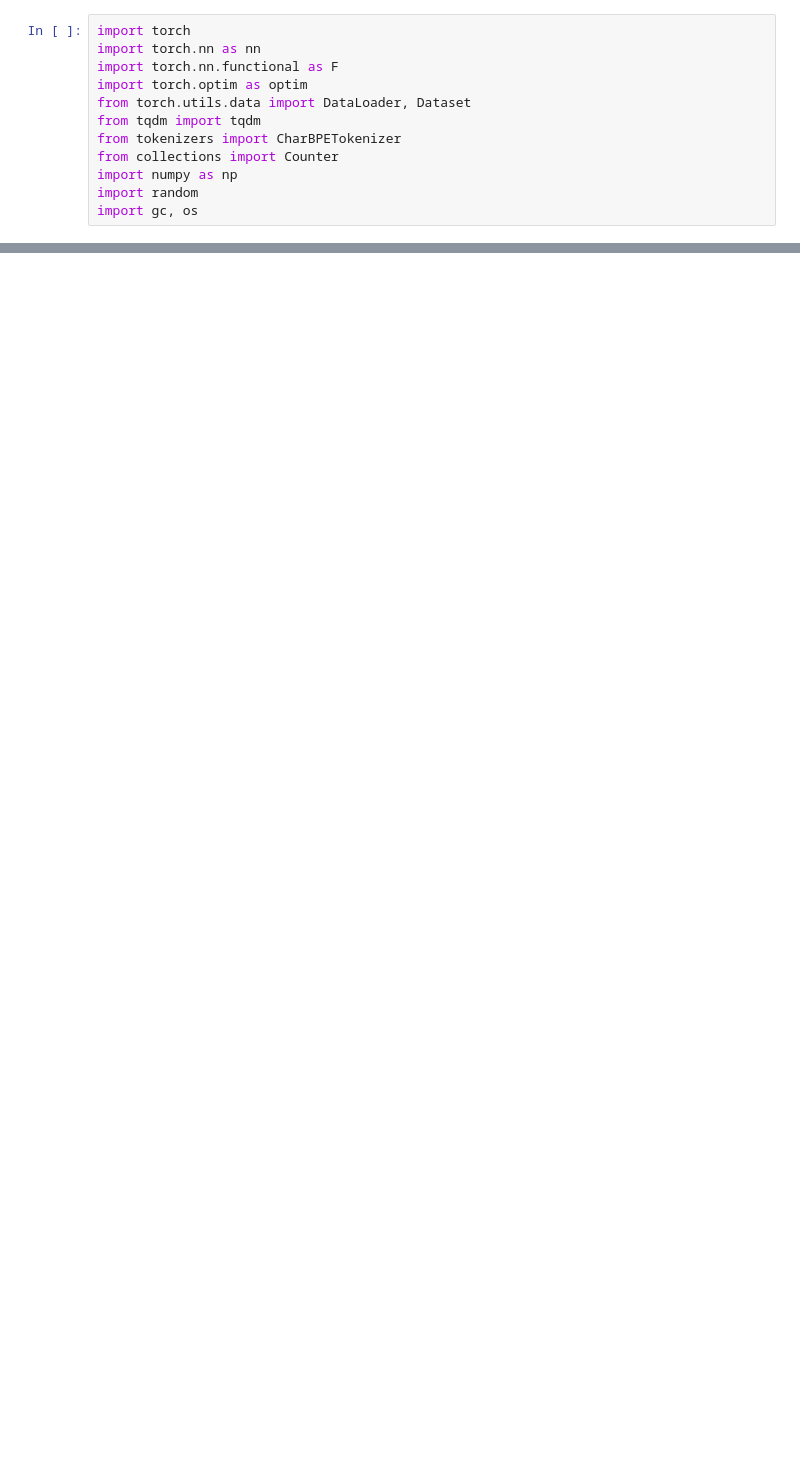
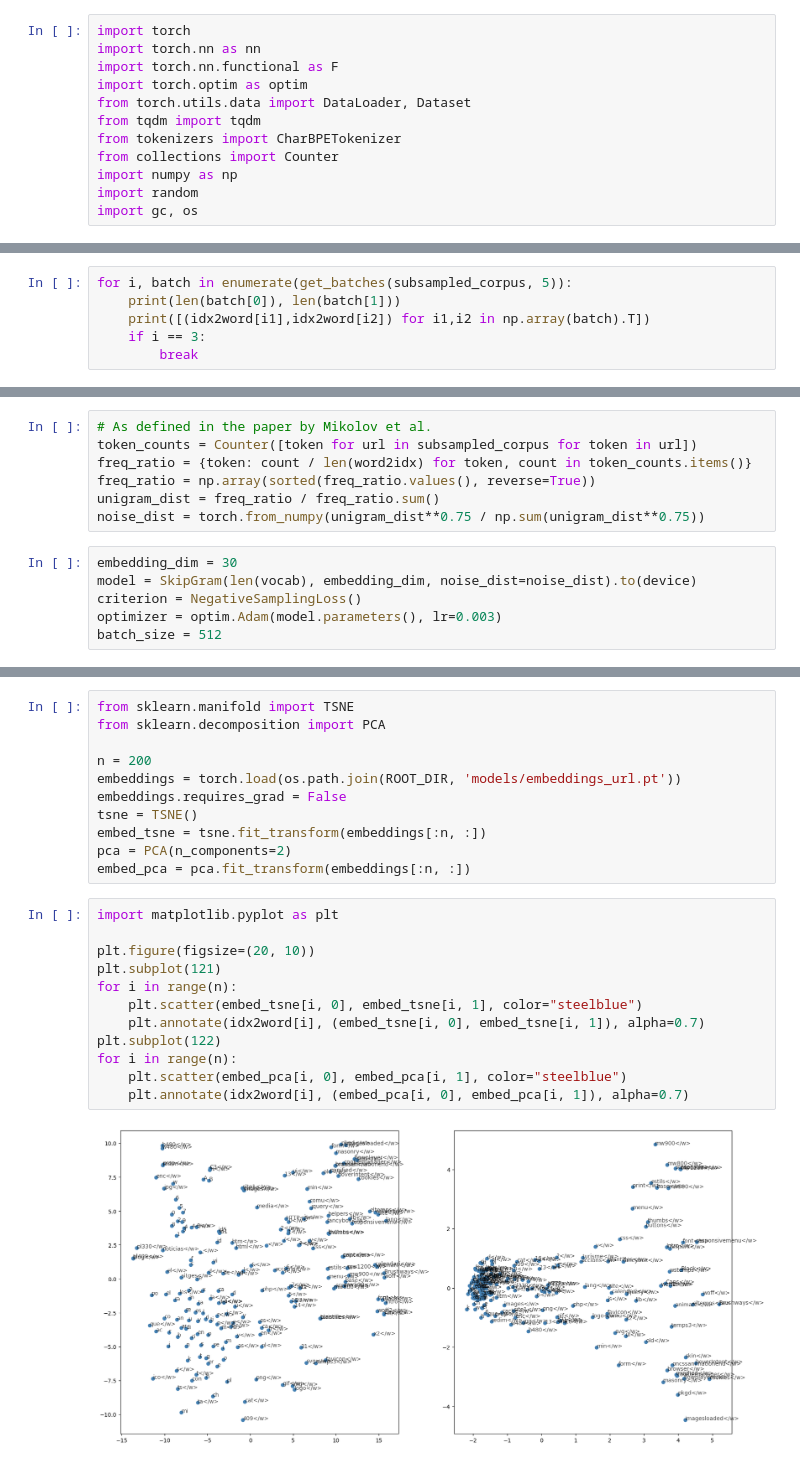
Before and after one commit to amritpal200/Synthesis-Project-1, a Jupyter notebook: src/data_analysis_2.ipynb, the cells around one changed output, grey strips where cells are left out. Saved outputs shown, nothing was run; the diff lists cells and outputs as text; blank space fills up the shorter version.

Commit message:
Create url embeddings

```diff
--- a/src/data_analysis_2.ipynb
+++ b/src/data_analysis_2.ipynb
@@ -496,0 +671,6 @@ import gc, os
+# %%
+for i, batch in enumerate(get_batches(subsampled_corpus, 5)):
+	print(len(batch[0]), len(batch[1]))
+	print([(idx2word[i1],idx2word[i2]) for i1,i2 in np.array(batch).T])
+	if i == 3:
+		break
@@ -496,0 +781,13 @@ import gc, os
+# %%
+# As defined in the paper by Mikolov et al.
+token_counts = Counter([token for url in subsampled_corpus for token in url])
+freq_ratio = {token: count / len(word2idx) for token, count in token_counts.items()}
+freq_ratio = np.array(sorted(freq_ratio.values(), reverse=True))
+unigram_dist = freq_ratio / freq_ratio.sum()
+noise_dist = torch.from_numpy(unigram_dist**0.75 / np.sum(unigram_dist**0.75))
+# %%
+embedding_dim = 30
+model = SkipGram(len(vocab), embedding_dim, noise_dist=noise_dist).to(device)
+criterion = NegativeSamplingLoss()
+optimizer = optim.Adam(model.parameters(), lr=0.003)
+batch_size = 512
@@ -496,0 +858,25 @@ import gc, os
+# %%
+from sklearn.manifold import TSNE
+from sklearn.decomposition import PCA
+
+n = 200
+embeddings = torch.load(os.path.join(ROOT_DIR, 'models/embeddings_url.pt'))
+embeddings.requires_grad = False
+tsne = TSNE()
+embed_tsne = tsne.fit_transform(embeddings[:n, :])
+pca = PCA(n_components=2)
+embed_pca = pca.fit_transform(embeddings[:n, :])
+# %%
+import matplotlib.pyplot as plt
+
+plt.figure(figsize=(20, 10))
+plt.subplot(121)
+for i in range(n):
+	plt.scatter(embed_tsne[i, 0], embed_tsne[i, 1], color="steelblue")
+	plt.annotate(idx2word[i], (embed_tsne[i, 0], embed_tsne[i, 1]), alpha=0.7)
+plt.subplot(122)
+for i in range(n):
+	plt.scatter(embed_pca[i, 0], embed_pca[i, 1], color="steelblue")
+	plt.annotate(idx2word[i], (embed_pca[i, 0], embed_pca[i, 1]), alpha=0.7)
+# %% [output]
+[figure, added]
```
Also changed, not shown: parts of 29 cells of this notebook, 1 other file.
